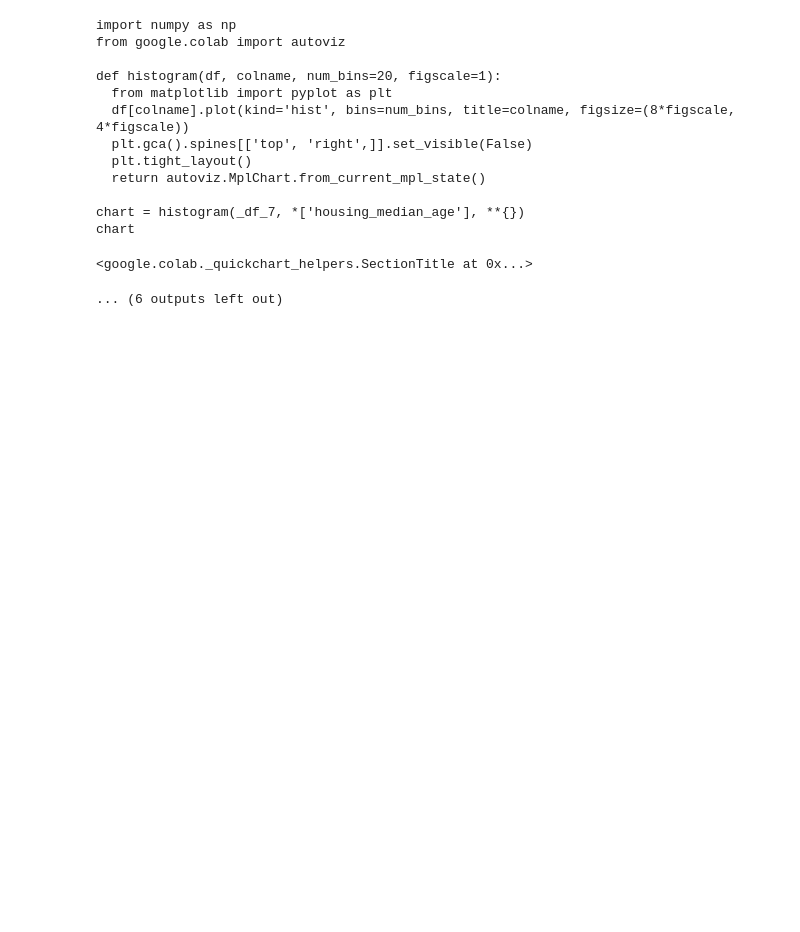
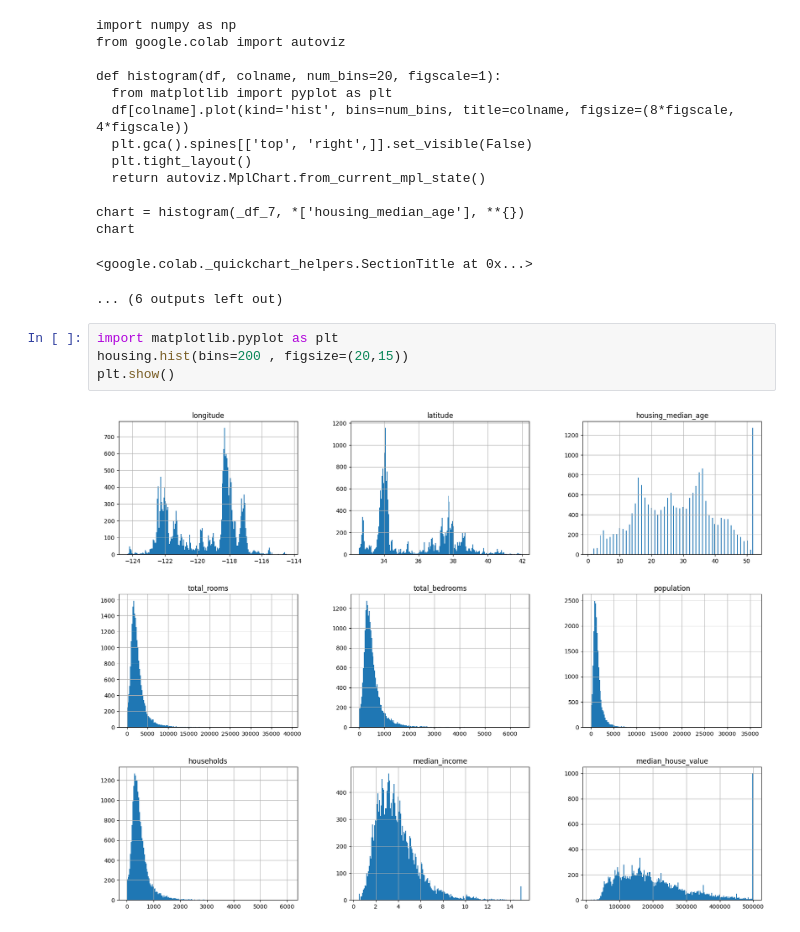
Before and after one commit to zeynabhabibitabar/zeynabhabibitabar, a Jupyter notebook: Untitled.ipynb, the cells around one changed output. Saved outputs shown, nothing was run; the diff lists cells and outputs as text; blank space fills up the shorter version.

```diff
--- a/Untitled.ipynb
+++ b/Untitled.ipynb
@@ -247,3 +247,9 @@ chart = histogram(_df_7, *['housing_median_age'], **{})
 chart
 <google.colab._quickchart_helpers.SectionTitle at 0x...>
 ... (6 outputs left out)
+# %%
+import matplotlib.pyplot as plt
+housing.hist(bins=200 , figsize=(20,15))
+plt.show()
+# %% [output]
+[figure, added]
```
Also changed, not shown: parts of 6 cells of this notebook.
